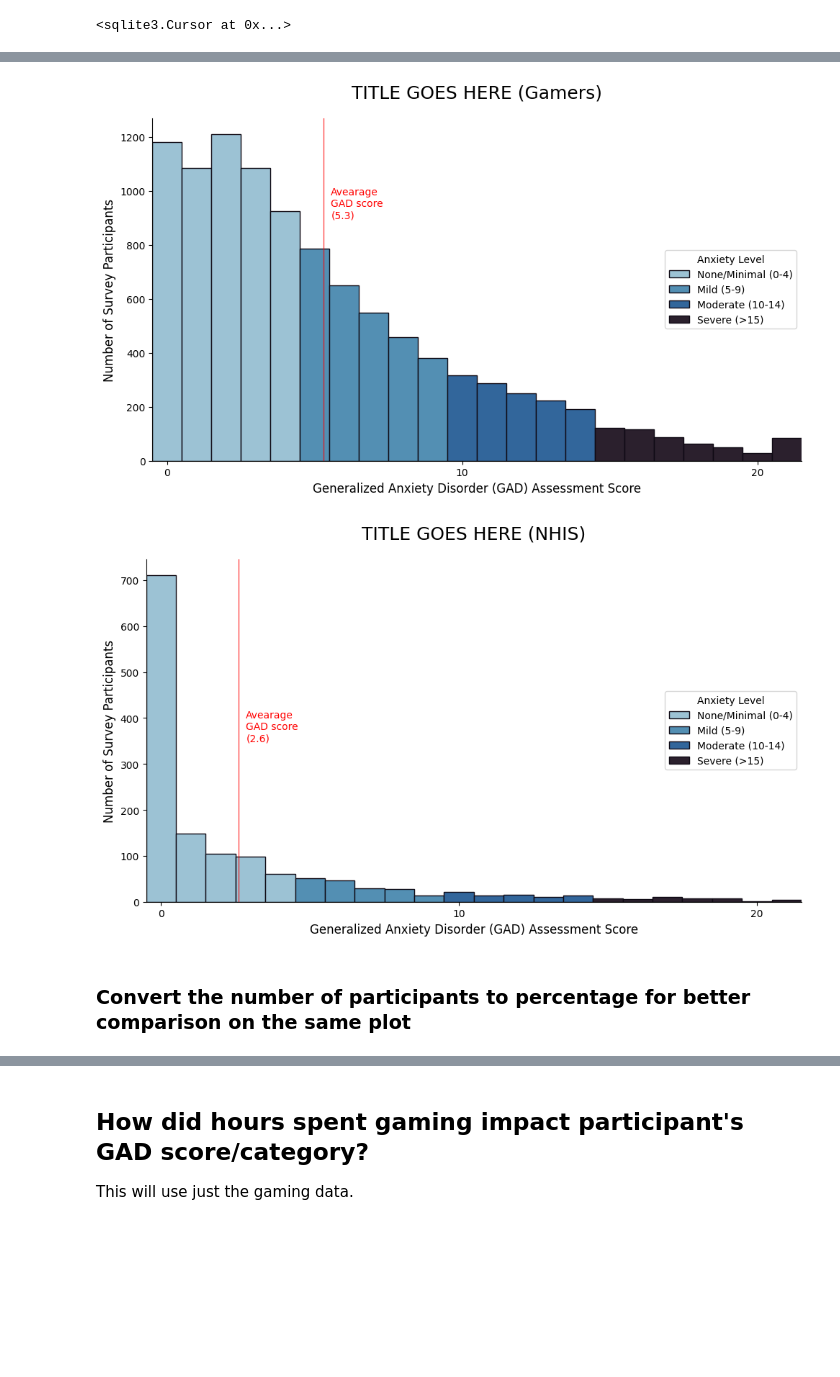
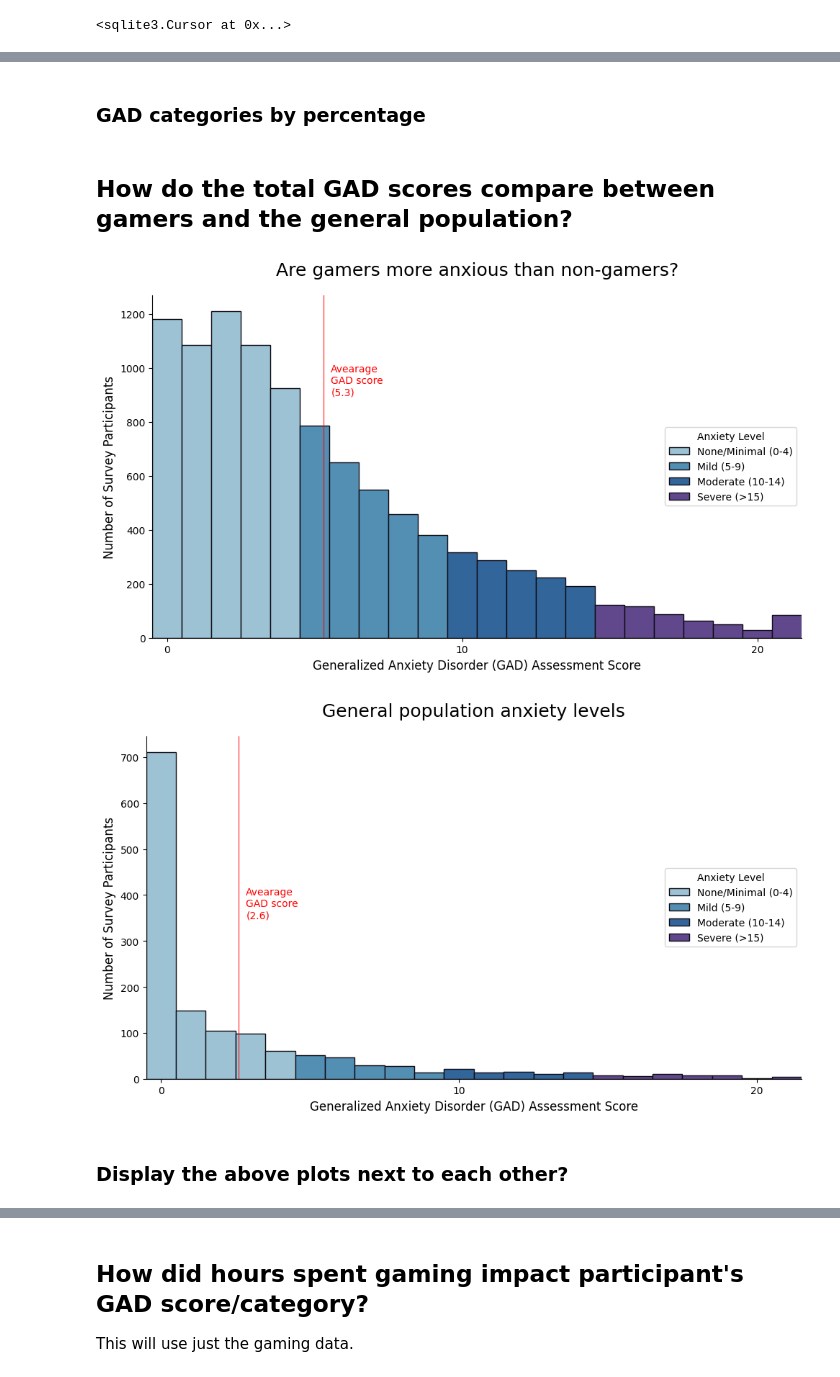
Before and after one commit to amallred/gaming-mental-health-analysis, a Jupyter notebook: notebooks/final_analysis.ipynb, the cells around one changed output, grey strips where cells are left out. Cells and saved outputs as stored; diff of their text form; code cells hidden in the pictures; blank space fills up the shorter version.

```diff
--- a/notebooks/final_analysis.ipynb
+++ b/notebooks/final_analysis.ipynb
@@ -14,8 +15,8 @@ pd.set_option('display.max_columns', None)
 # %% [markdown]
 ## Set Global Variables
 # %%
-colors_ld=['#d7f0fa','#92c5de','#4393c3', '#2166ac', '#5e3c99', '#2d1e2f', '#0f0a14']
-colors_dl=['#0f0a14', '#2d1e2f', '#5e3c99', '#2166ac', '#4393c3', '#92c5de', '#d7f0fa']
+colors_ld=['#92c5de','#4393c3', '#2166ac', '#5e3c99', '#2d1e2f', '#0f0a14']
+colors_dl=['#0f0a14', '#2d1e2f', '#5e3c99', '#2166ac', '#4393c3', '#92c5de']
 # %%
 conn.execute("""
     CREATE TEMP VIEW gad_data_usa_18_22 AS
@@ -97,0 +125,2 @@ nhis_GAD_scores_result = pd.read_sql(nhis_GAD_scores_query, conn)
+# %% [markdown]
+### GAD categories by percentage
@@ -98,4 +160,12 @@ nhis_GAD_scores_result = pd.read_sql(nhis_GAD_scores_query, conn)
+# %% [markdown]
+## How do the total GAD scores compare between gamers and the general population?
 # %%
+# ===============================
+# ADD LABELS WITH NAME OF STUDY!
+# ===============================
+
+
+
 def display_GAD_countplot(dataframe, label_y_align, plot_title):
 
     average_GAD = dataframe['GAD_total'].mean().round(1)
@@ -104,10 +174,10 @@ def display_GAD_countplot(dataframe, label_y_align, plot_title):
 
     # This tells the palette how the categories should be colored
     palette_list = {
-        'None/Minimal (0-4)': colors_ld[1],
-        'Mild (5-9)': colors_ld[2],
-        'Moderate (10-14)': colors_ld[3],
-        'Severe (>15)': colors_ld[5]
+        'None/Minimal (0-4)': colors_ld[0],
+        'Mild (5-9)': colors_ld[1],
+        'Moderate (10-14)': colors_ld[2],
+        'Severe (>15)': colors_ld[3]
     }
 
     ax = sns.countplot(
@@ -165,12 +235,12 @@ def display_GAD_countplot(dataframe, label_y_align, plot_title):
 #   2- I got very close, but needed help understanding how 'hue', 'dodge', and 'gap'worked: ChatGPT helped
 #   3- https://www.geeksforgeeks.org/python/how-to-adjust-number-of-ticks-in-seaborn-plots/
 # %%
-display_GAD_countplot(gamer_GAD_scores_result, 900, 'TITLE GOES HERE (Gamers)')
+display_GAD_countplot(gamer_GAD_scores_result, 900, 'Are gamers more anxious than non-gamers?')
 # %% [output]
-[figure, old version]
+[figure, new version]
 # %%
-display_GAD_countplot(nhis_GAD_scores_result, 350, 'TITLE GOES HERE (NHIS)')
+display_GAD_countplot(nhis_GAD_scores_result, 350, 'General population anxiety levels')
 # %% [output]
-[figure, old version]
+[figure, new version]
 # %% [markdown]
-### Convert the number of participants to percentage for better comparison on the same plot
+### Display the above plots next to each other?
```
Also changed, not shown: parts of 13 cells of this notebook.
